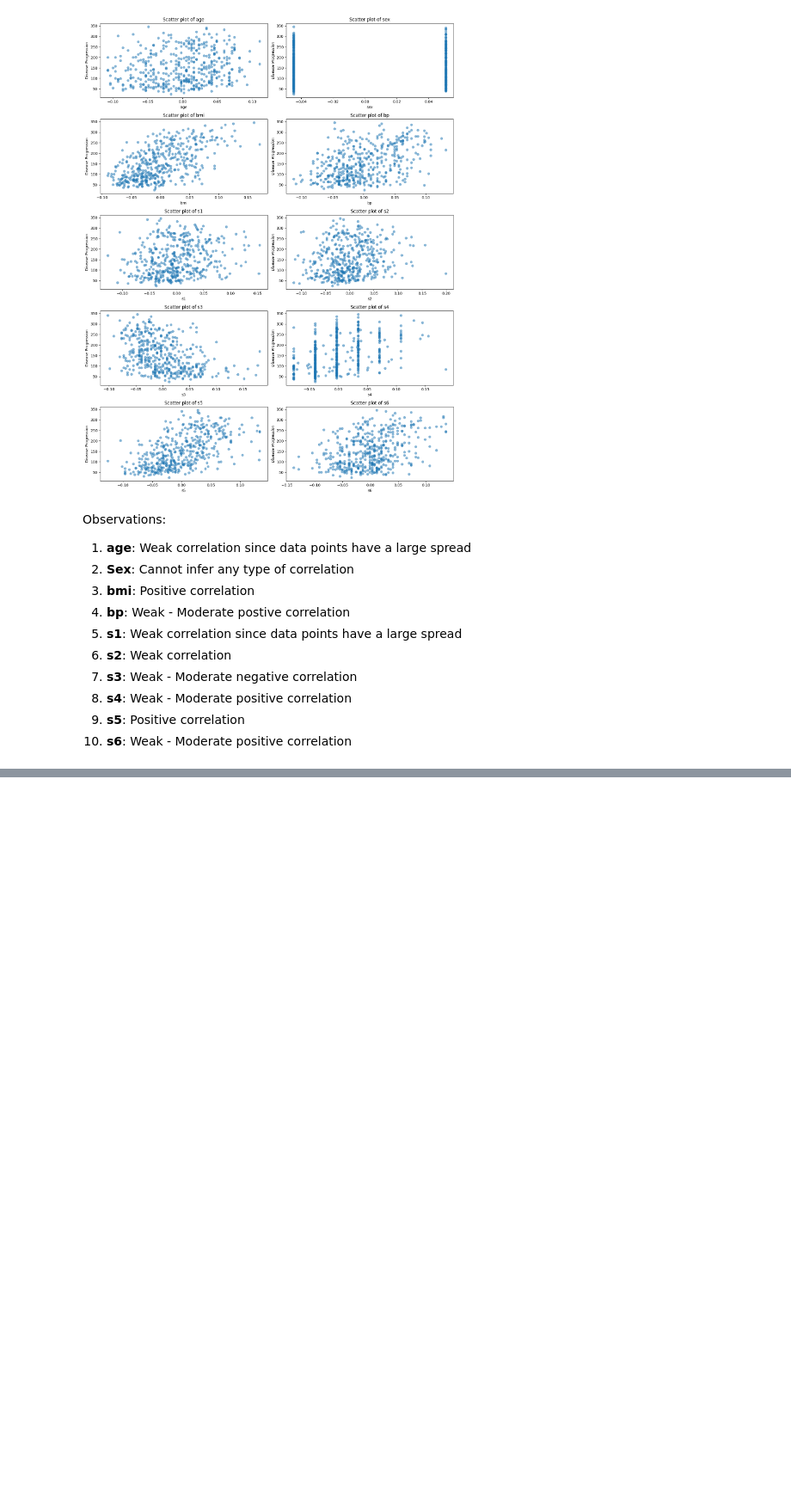
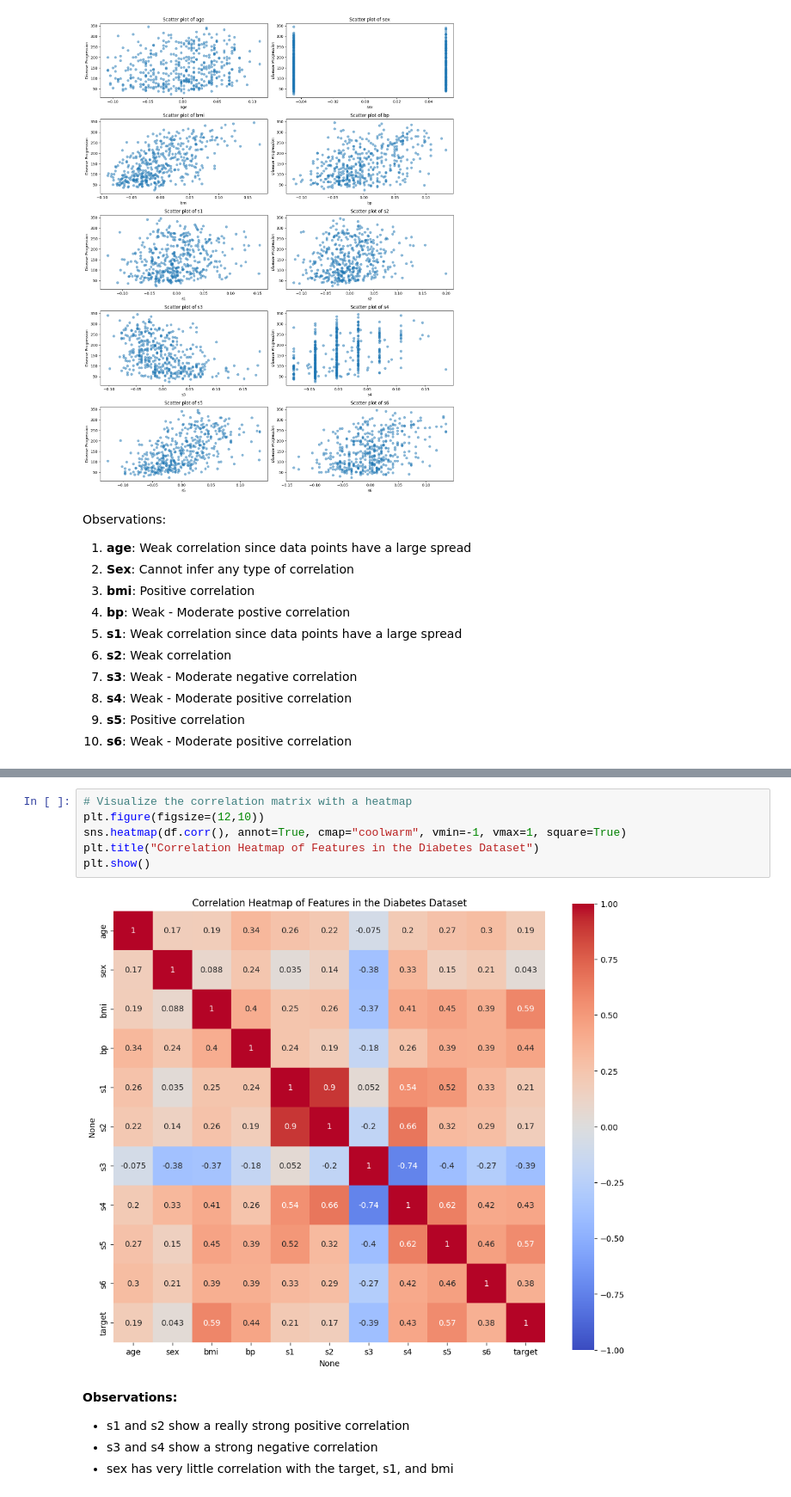
Before and after one commit to aRod209/machine-learning-playground, a Jupyter notebook: ExploratoryDataAnalysis/DiabetesDataset.ipynb, the cells around one changed output, grey strips where cells are left out. Shown at 86% size. Saved outputs shown, nothing was run; the diff lists cells and outputs as text; blank space fills up the shorter version.

Commit message:
Added a heatmap

```diff
--- a/ExploratoryDataAnalysis/DiabetesDataset.ipynb
+++ b/ExploratoryDataAnalysis/DiabetesDataset.ipynb
@@ -260,0 +293,14 @@ Observations:
+# %%
+# Visualize the correlation matrix with a heatmap
+plt.figure(figsize=(12,10))
+sns.heatmap(df.corr(), annot=True, cmap="coolwarm", vmin=-1, vmax=1, square=True)
+plt.title("Correlation Heatmap of Features in the Diabetes Dataset")
+plt.show()
+# %% [output]
+[figure, added]
+# %% [markdown]
+**Observations:**
+
+* s1 and s2 show a really strong positive correlation
+* s3 and s4 show a strong negative correlation
+* sex has very little correlation with the target, s1, and bmi
```
Also changed, not shown: parts of 6 cells of this notebook.
